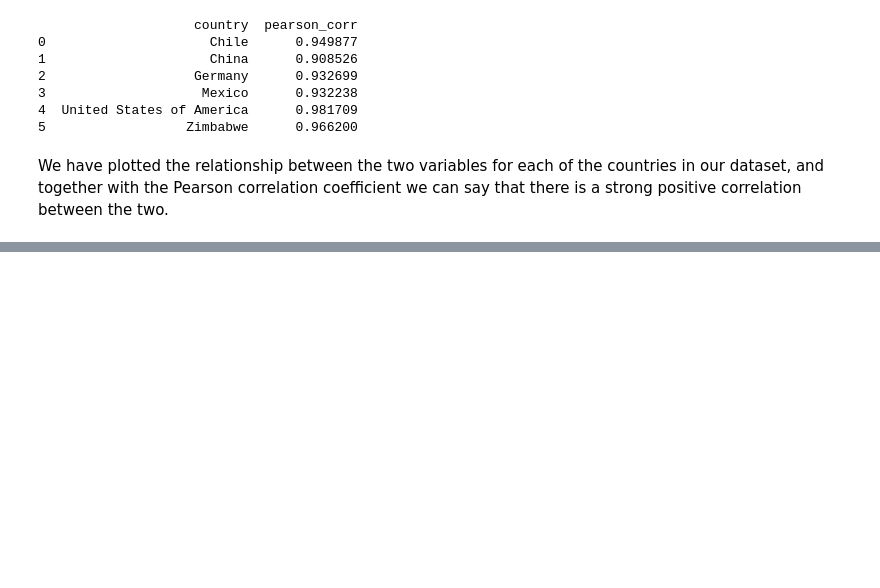
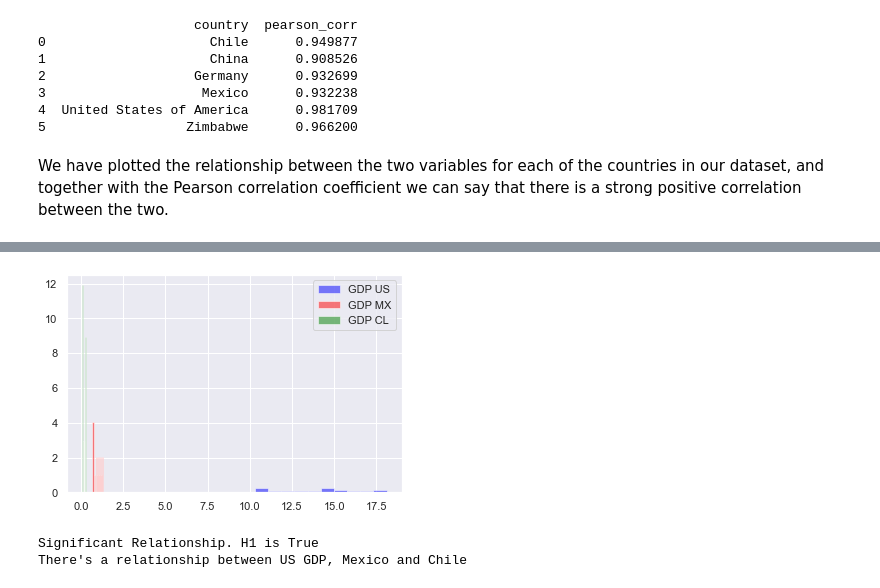
Before and after one commit to tiramisubunny/life_expectancy_gdp_group_project, a Jupyter notebook: life_expectancy_gdp.ipynb, the cells around one changed output, grey strips where cells are left out. Saved outputs shown, nothing was run; the diff lists cells and outputs as text; code cells hidden in the pictures; blank space fills up the shorter version.

Commit message:
Merged Faber's pull request with q3: usa, mx, cl relationship

```diff
--- a/life_expectancy_gdp.ipynb
+++ b/life_expectancy_gdp.ipynb
@@ -219,0 +225,15 @@ We have plotted the relationship between the two variables for each of the count
+# %%
+plt.hist(gdp_us.GDP_T , color="blue", label="GDP US",density=True, alpha=0.5)
+plt.hist(gdp_mx.GDP_T , color="red", label="GDP MX",density=True, alpha=0.5)
+plt.hist(gdp_cl.GDP_T , color="green", label="GDP CL",density=True, alpha=0.5)
+plt.legend()
+plt.show()
+# %% [output]
+[figure, added]
+# %%
+fstat, pval = f_oneway(gdp_us.GDP_T,gdp_mx.GDP_T,gdp_cl.GDP_T)
+print('Significant Relationship. H1 is True' if pval < 0.05 else 'Not significant. H0 is True.')
+print('''There's a relationship between US GDP, Mexico and Chile''' if pval < 0.05 else '''There's no relationship between US GDP, Mexico and Chile.''')
+# %% [output]
+Significant Relationship. H1 is True
+There's a relationship between US GDP, Mexico and Chile
```
Also changed, not shown: parts of 4 cells of this notebook.
